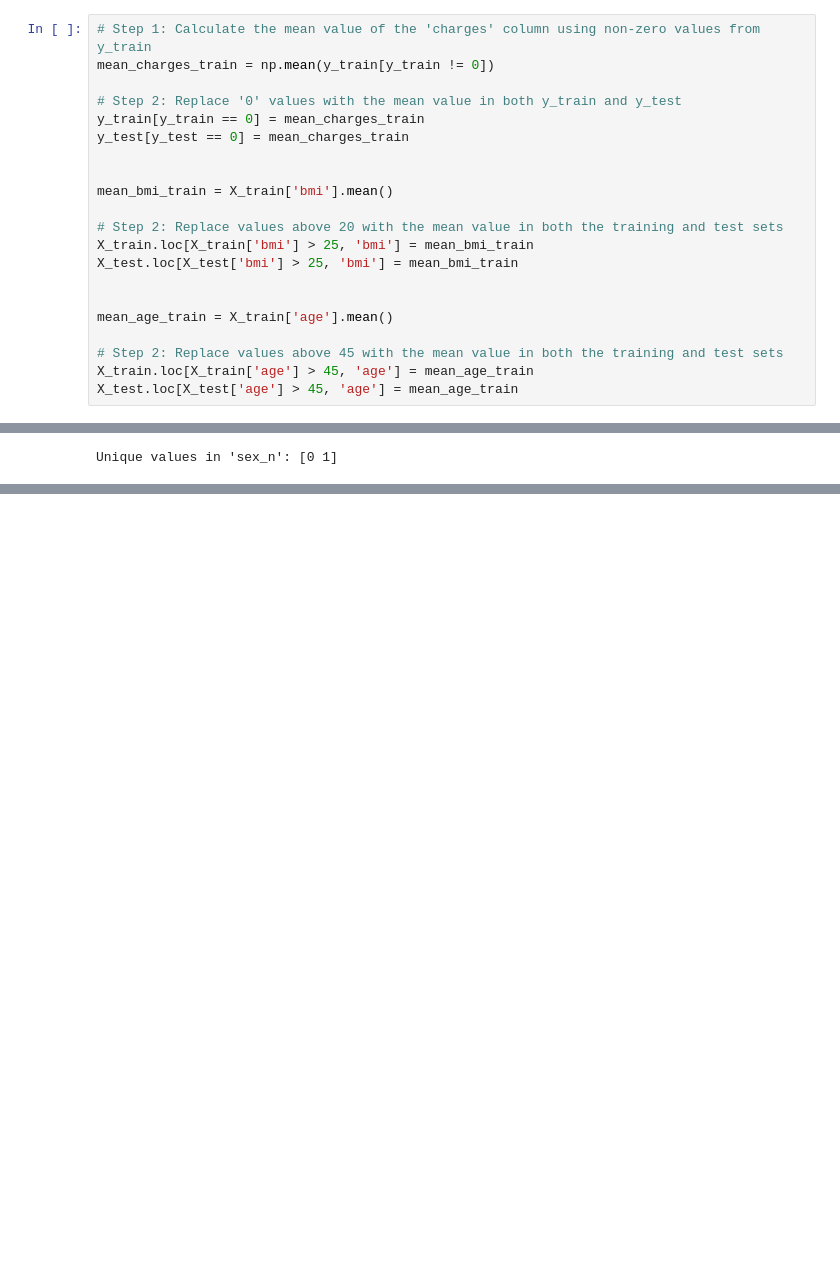
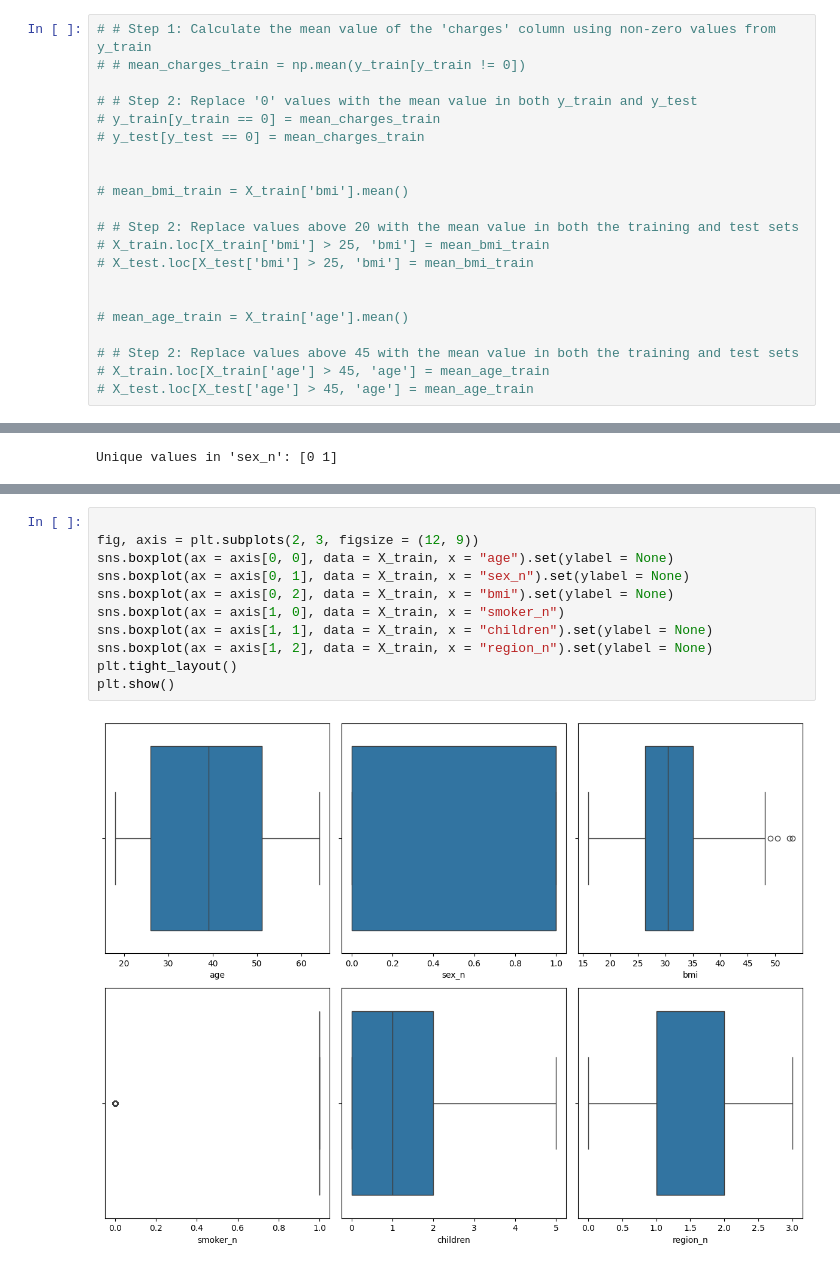
Before and after one commit to 4GeeksAcademy/Team-Crunchy-Tacos_Linear_Regression_Project, a Jupyter notebook: src/explore.ipynb, the cells around one changed output, grey strips where cells are left out. Saved outputs shown, nothing was run; the diff lists cells and outputs as text; blank space fills up the shorter version.

```diff
--- a/src/explore.ipynb
+++ b/src/explore.ipynb
@@ -577,26 +577,26 @@ print(zero_charges_count)
 # %% [output]
 0
 # %%
-# Step 1: Calculate the mean value of the 'charges' column using non-zero values from y_train
-mean_charges_train = np.mean(y_train[y_train != 0])
+# # Step 1: Calculate the mean value of the 'charges' column using non-zero values from y_train
+# # mean_charges_train = np.mean(y_train[y_train != 0])
 
-# Step 2: Replace '0' values with the mean value in both y_train and y_test
-y_train[y_train == 0] = mean_charges_train
-y_test[y_test == 0] = mean_charges_train
+# # Step 2: Replace '0' values with the mean value in both y_train and y_test
+# y_train[y_train == 0] = mean_charges_train
+# y_test[y_test == 0] = mean_charges_train
 
 
-mean_bmi_train = X_train['bmi'].mean()
+# mean_bmi_train = X_train['bmi'].mean()
 
-# Step 2: Replace values above 20 with the mean value in both the training and test sets
-X_train.loc[X_train['bmi'] > 25, 'bmi'] = mean_bmi_train
-X_test.loc[X_test['bmi'] > 25, 'bmi'] = mean_bmi_train
+# # Step 2: Replace values above 20 with the mean value in both the training and test sets
+# X_train.loc[X_train['bmi'] > 25, 'bmi'] = mean_bmi_train
+# X_test.loc[X_test['bmi'] > 25, 'bmi'] = mean_bmi_train
 
 
-mean_age_train = X_train['age'].mean()
+# mean_age_train = X_train['age'].mean()
 
-# Step 2: Replace values above 45 with the mean value in both the training and test sets
-X_train.loc[X_train['age'] > 45, 'age'] = mean_age_train
-X_test.loc[X_test['age'] > 45, 'age'] = mean_age_train
+# # Step 2: Replace values above 45 with the mean value in both the training and test sets
+# X_train.loc[X_train['age'] > 45, 'age'] = mean_age_train
+# X_test.loc[X_test['age'] > 45, 'age'] = mean_age_train
 # %%
 print(df[['sex_n', 'smoker_n', 'region_n']])
 # %% [output]
@@ -631,0 +651,13 @@ Unique values in 'sex_n': [0 1]
+# %%
+
+fig, axis = plt.subplots(2, 3, figsize = (12, 9))
+sns.boxplot(ax = axis[0, 0], data = X_train, x = "age").set(ylabel = None)
+sns.boxplot(ax = axis[0, 1], data = X_train, x = "sex_n").set(ylabel = None)
+sns.boxplot(ax = axis[0, 2], data = X_train, x = "bmi").set(ylabel = None)
+sns.boxplot(ax = axis[1, 0], data = X_train, x = "smoker_n")
+sns.boxplot(ax = axis[1, 1], data = X_train, x = "children").set(ylabel = None)
+sns.boxplot(ax = axis[1, 2], data = X_train, x = "region_n").set(ylabel = None)
+plt.tight_layout()
+plt.show()
+# %% [output]
+[figure, added]
```
Also changed, not shown: parts of 6 cells of this notebook, 2 other files.
